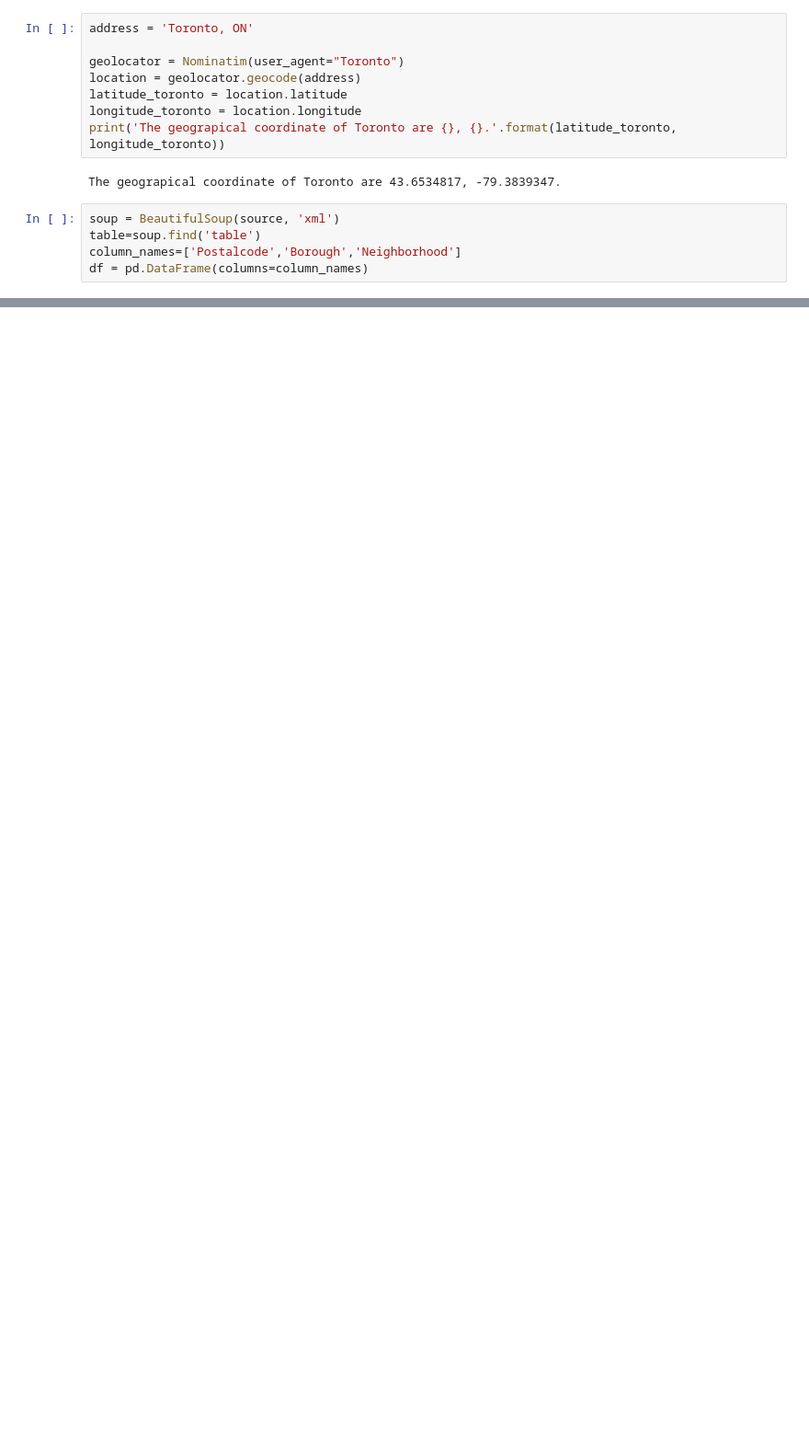
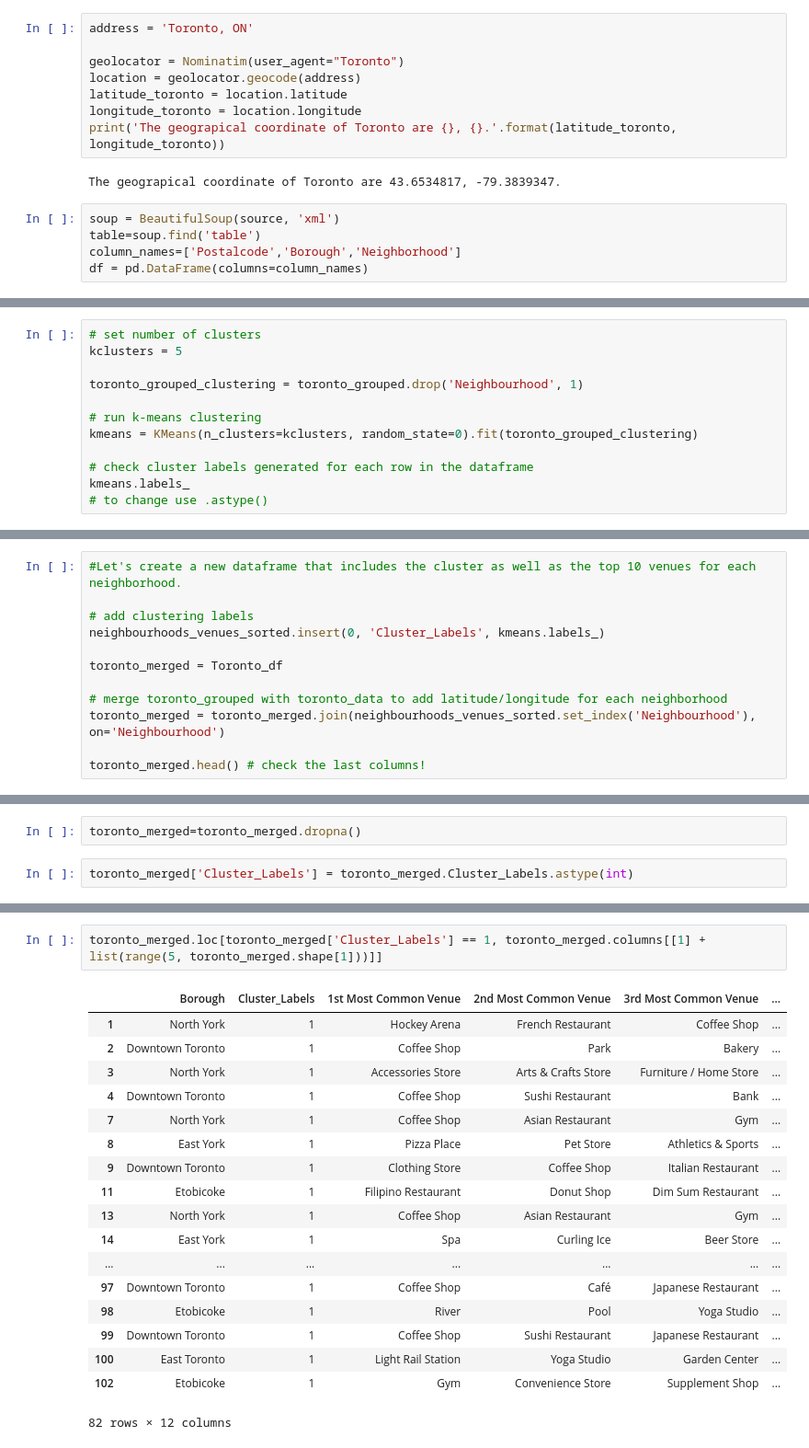
Before and after one commit to rajukadam0411/Coursera_Capstone, a Jupyter notebook: Segmenting and Clustering Neighborhoods in Toronto.ipynb, the cells around one changed output, grey strips where cells are left out. Shown: that part at 92% size. Cells and saved outputs as stored; diff of their text form; blank space fills up the shorter version.

Commit message:
Published from Watson Studio.

```diff
--- a/Segmenting and Clustering Neighborhoods in Toronto.ipynb
+++ b/Segmenting and Clustering Neighborhoods in Toronto.ipynb
@@ -195,0 +468,12 @@ NameError: name 'folium' is not defined
+# %%
+# set number of clusters
+kclusters = 5
+
+toronto_grouped_clustering = toronto_grouped.drop('Neighbourhood', 1)
+
+# run k-means clustering
+kmeans = KMeans(n_clusters=kclusters, random_state=0).fit(toronto_grouped_clustering)
+
+# check cluster labels generated for each row in the dataframe
+kmeans.labels_
+# to change use .astype()
@@ -195,0 +486,12 @@ NameError: name 'folium' is not defined
+# %%
+#Let's create a new dataframe that includes the cluster as well as the top 10 venues for each neighborhood.
+
+# add clustering labels
+neighbourhoods_venues_sorted.insert(0, 'Cluster_Labels', kmeans.labels_)
+
+toronto_merged = Toronto_df
+
+# merge toronto_grouped with toronto_data to add latitude/longitude for each neighborhood
+toronto_merged = toronto_merged.join(neighbourhoods_venues_sorted.set_index('Neighbourhood'), on='Neighbourhood')
+
+toronto_merged.head() # check the last columns!
@@ -195,0 +507,4 @@ NameError: name 'folium' is not defined
+# %%
+toronto_merged=toronto_merged.dropna()
+# %%
+toronto_merged['Cluster_Labels'] = toronto_merged.Cluster_Labels.astype(int)
@@ -195,0 +547,21 @@ NameError: name 'folium' is not defined
+# %%
+toronto_merged.loc[toronto_merged['Cluster_Labels'] == 1, toronto_merged.columns[[1] + list(range(5, toronto_merged.shape[1]))]]
+# %% [output]
+|  | Borough | Cluster_Labels | 1st Most Common Venue | 2nd Most Common Venue | 3rd Most Common Venue | ... |
+| 1 | North York | 1 | Hockey Arena | French Restaurant | Coffee Shop | ... |
+| 2 | Downtown Toronto | 1 | Coffee Shop | Park | Bakery | ... |
+| 3 | North York | 1 | Accessories Store | Arts & Crafts Store | Furniture / Home Store | ... |
+| 4 | Downtown Toronto | 1 | Coffee Shop | Sushi Restaurant | Bank | ... |
+| 7 | North York | 1 | Coffee Shop | Asian Restaurant | Gym | ... |
+| 8 | East York | 1 | Pizza Place | Pet Store | Athletics & Sports | ... |
+| 9 | Downtown Toronto | 1 | Clothing Store | Coffee Shop | Italian Restaurant | ... |
+| 11 | Etobicoke | 1 | Filipino Restaurant | Donut Shop | Dim Sum Restaurant | ... |
+| 13 | North York | 1 | Coffee Shop | Asian Restaurant | Gym | ... |
+| 14 | East York | 1 | Spa | Curling Ice | Beer Store | ... |
+| ... | ... | ... | ... | ... | ... | ... |
+| 97 | Downtown Toronto | 1 | Coffee Shop | Café | Japanese Restaurant | ... |
+| 98 | Etobicoke | 1 | River | Pool | Yoga Studio | ... |
+| 99 | Downtown Toronto | 1 | Coffee Shop | Sushi Restaurant | Japanese Restaurant | ... |
+| 100 | East Toronto | 1 | Light Rail Station | Yoga Studio | Garden Center | ... |
+| 102 | Etobicoke | 1 | Gym | Convenience Store | Supplement Shop | ... |
+82 rows × 12 columns
```
Also changed, not shown: parts of 32 cells of this notebook.
